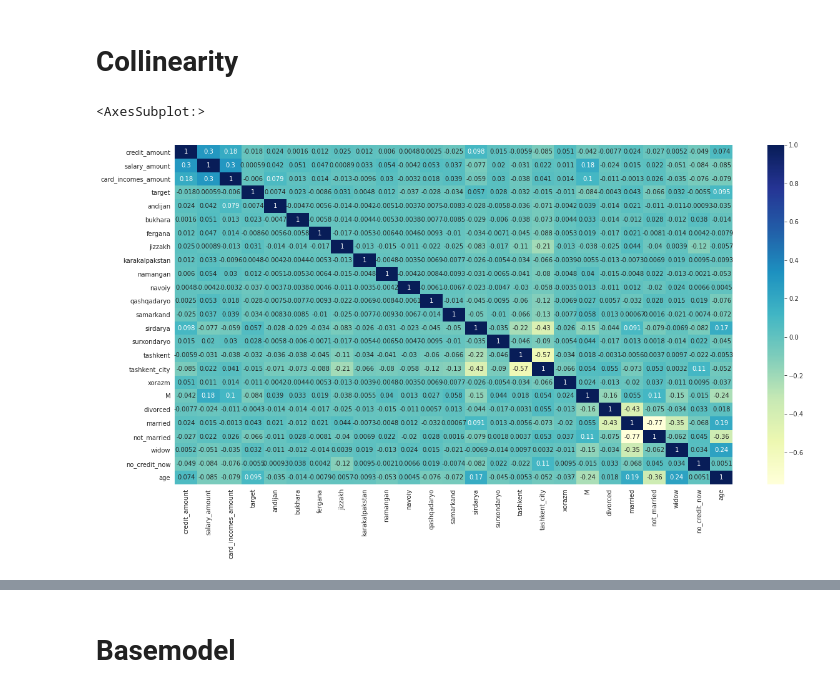
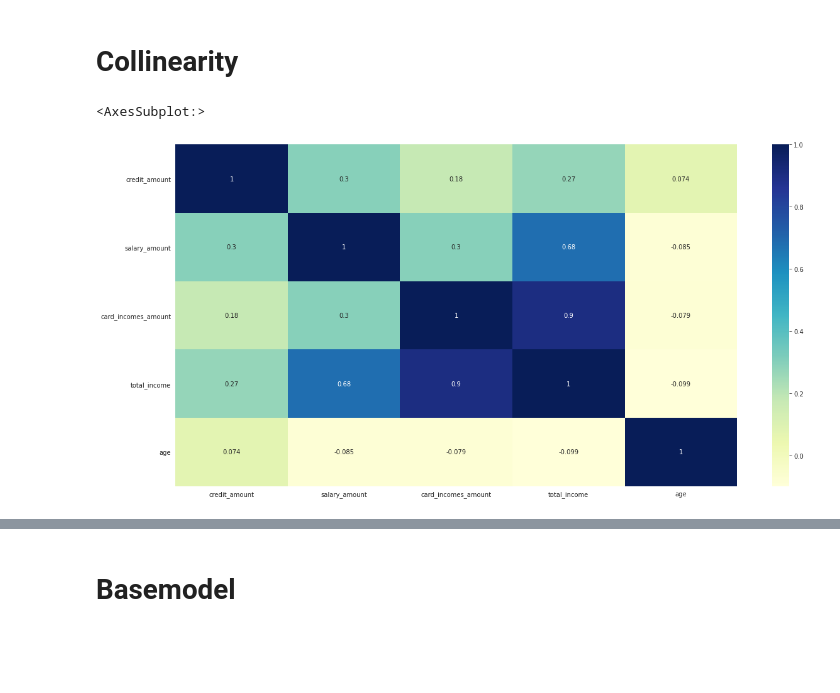
Before and after one commit to KomiljonNasrullaev/aliftech, a Jupyter notebook: notebooks/aliftech.ipynb, the cells around one changed output, grey strips where cells are left out. Cells and saved outputs as stored; diff of their text form; code cells hidden in the pictures; blank space fills up the shorter version.

```diff
--- a/notebooks/aliftech.ipynb
+++ b/notebooks/aliftech.ipynb
@@ -333,7 +194,6 @@ data
 # %%
 print(data.credit_history.value_counts())
-sns.set_style("whitegrid")
-sns.displot(data, x="credit_history", hue='target', shrink=.8)
+sns.countplot(data=data, x='credit_history')
 # %% [output]
 no_credit_now     1788
 has_credit_now    1522
@@ -343,11 +202,0 @@ Name: credit_history, dtype: int64
-# %%
-from sklearn.preprocessing import OrdinalEncoder
-
-print(data.credit_history.sort_values(ascending=True).unique())  # Check unique values for streets (3)
-
-ore = OrdinalEncoder() # Instanciate encoder
-
-data["no_credit_now"] = ore.fit_transform(data[['credit_history']]) # Encode alley
-
-data.drop(columns='credit_history', inplace=True)
-data
@@ -421,0 +230,6 @@ data
+# %%
+data['total_income'] = data['salary_amount'] + data['card_incomes_amount']
+
+sns.boxplot(x=data["total_income"])
+sns.displot(np.log(data.total_income), kde=True)
+# plt.xlim(0, 2.0e9)
@@ -480,0 +276,10 @@ data
+# %%
+from sklearn.preprocessing import RobustScaler, MinMaxScaler
+
+scaler = MinMaxScaler() # Instanciate RobustScaler
+
+data['credit_amount'] = scaler.fit_transform(data[['credit_amount']]) # Use scaler to transform data
+data['salary_amount'] = scaler.fit_transform(data[['salary_amount']]) # Use scaler to transform data
+data['card_incomes_amount'] = scaler.fit_transform(data[['card_incomes_amount']]) # Use scaler to transform data
+data['total_income'] = scaler.fit_transform(data[['total_income']])
+data['age'] = scaler.fit_transform(data[['age']]) # Use scaler to transform data
@@ -494,17 +376,20 @@ success_sample = success.sample(n=330)
 # Collinearity
 # %%
 # Heatmap
-corr = data.corr()
+
+df = data[['credit_amount', 'salary_amount', 'card_incomes_amount', 'total_income', 'age']]
+
+corr = df.corr()
 
 plt.figure(figsize=(20, 10))
 sns.heatmap(corr,
             xticklabels=corr.columns,
             yticklabels=corr.columns,
             annot=True,
             cmap= "YlGnBu")
 # %% [output]
 <AxesSubplot:>
-[figure, old version]
+[figure, new version]
 # %%
 # table with feature correlation
 corr_df = corr.unstack().reset_index() # Unstack correlation matrix
```
Also changed, not shown: parts of 48 cells of this notebook.
